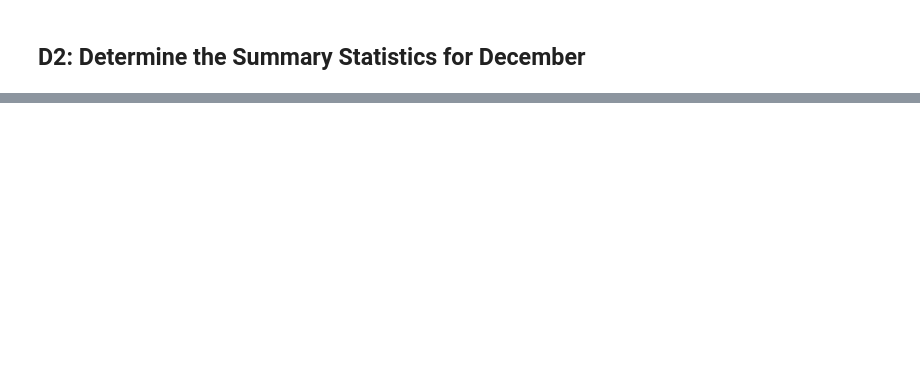
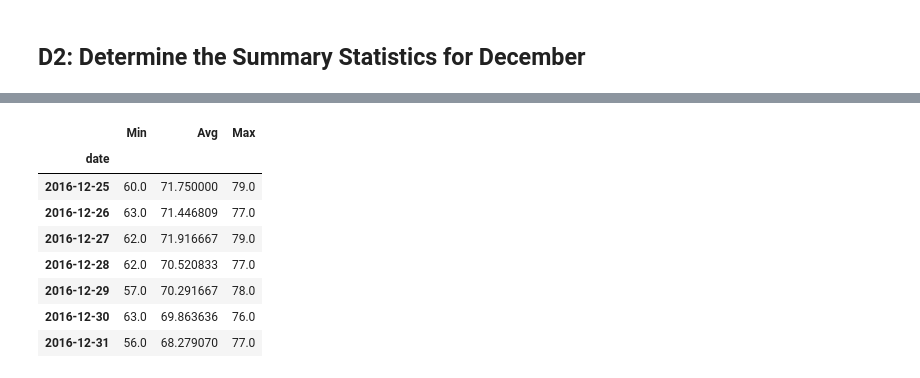
Before and after one commit to Jacqueline-Esbri/Surfs_Up, a Jupyter notebook: SurfsUp_Challenge.ipynb, the cells around one changed output, grey strips where cells are left out. Saved outputs shown, nothing was run; the diff lists cells and outputs as text; code cells hidden in the pictures; blank space fills up the shorter version.

```diff
--- a/SurfsUp_Challenge.ipynb
+++ b/SurfsUp_Challenge.ipynb
@@ -47,0 +238,15 @@ mth_june = dt.date(2017, 06, 01, 2017, 06, 30)
+# %%
+df = pd.DataFrame(normals, columns=['Min', 'Avg', 'Max'])
+df['date'] = vac_dates
+df.set_index(['date'],inplace=True)
+df.head(7)
+# %% [output]
+|  | Min | Avg | Max |
+| date |  |  |  |
+| 2016-12-25 | 60.0 | 71.750000 | 79.0 |
+| 2016-12-26 | 63.0 | 71.446809 | 77.0 |
+| 2016-12-27 | 62.0 | 71.916667 | 79.0 |
+| 2016-12-28 | 62.0 | 70.520833 | 77.0 |
+| 2016-12-29 | 57.0 | 70.291667 | 78.0 |
+| 2016-12-30 | 63.0 | 69.863636 | 76.0 |
+| 2016-12-31 | 56.0 | 68.279070 | 77.0 |
```
Also changed, not shown: parts of 18 cells of this notebook, 14 other files.
